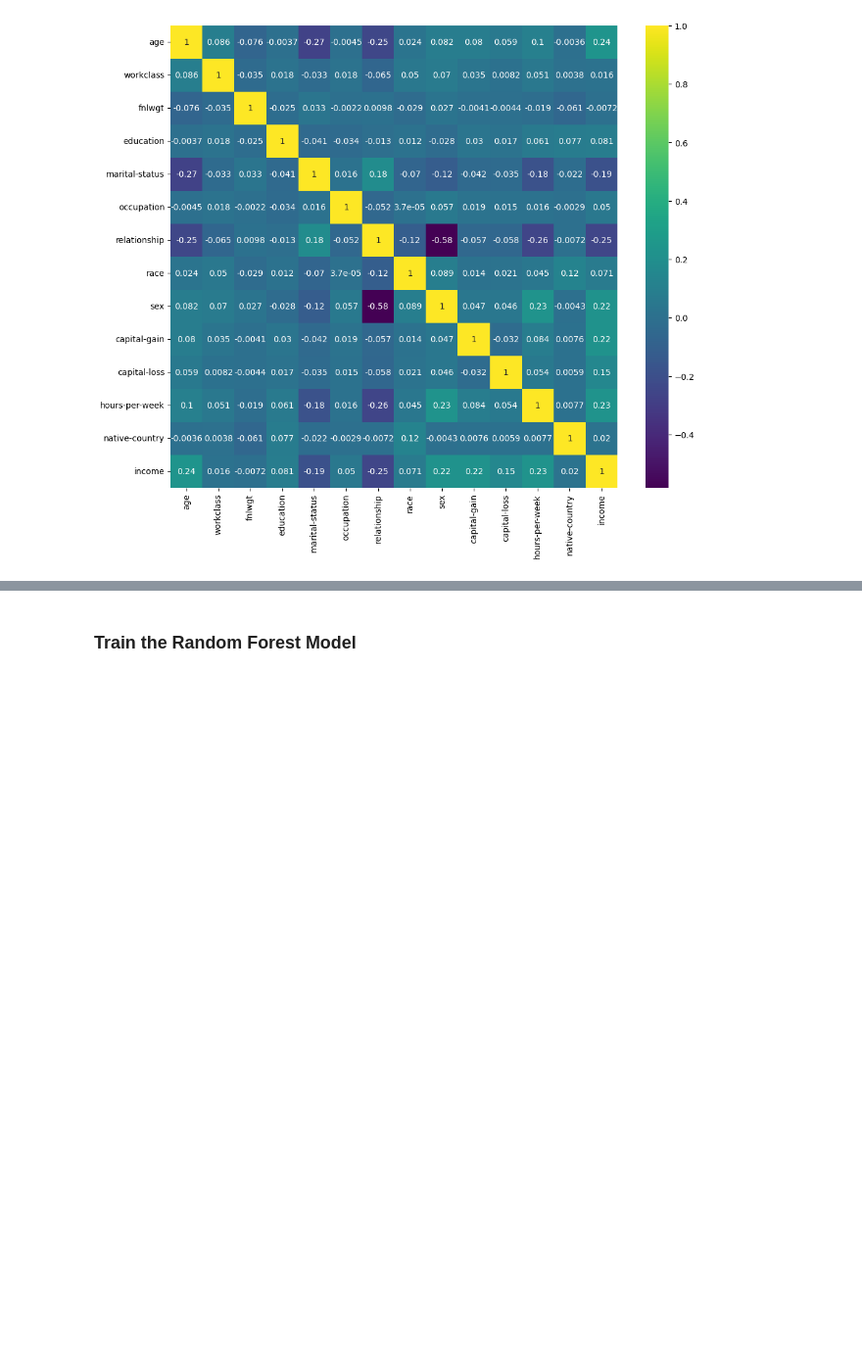
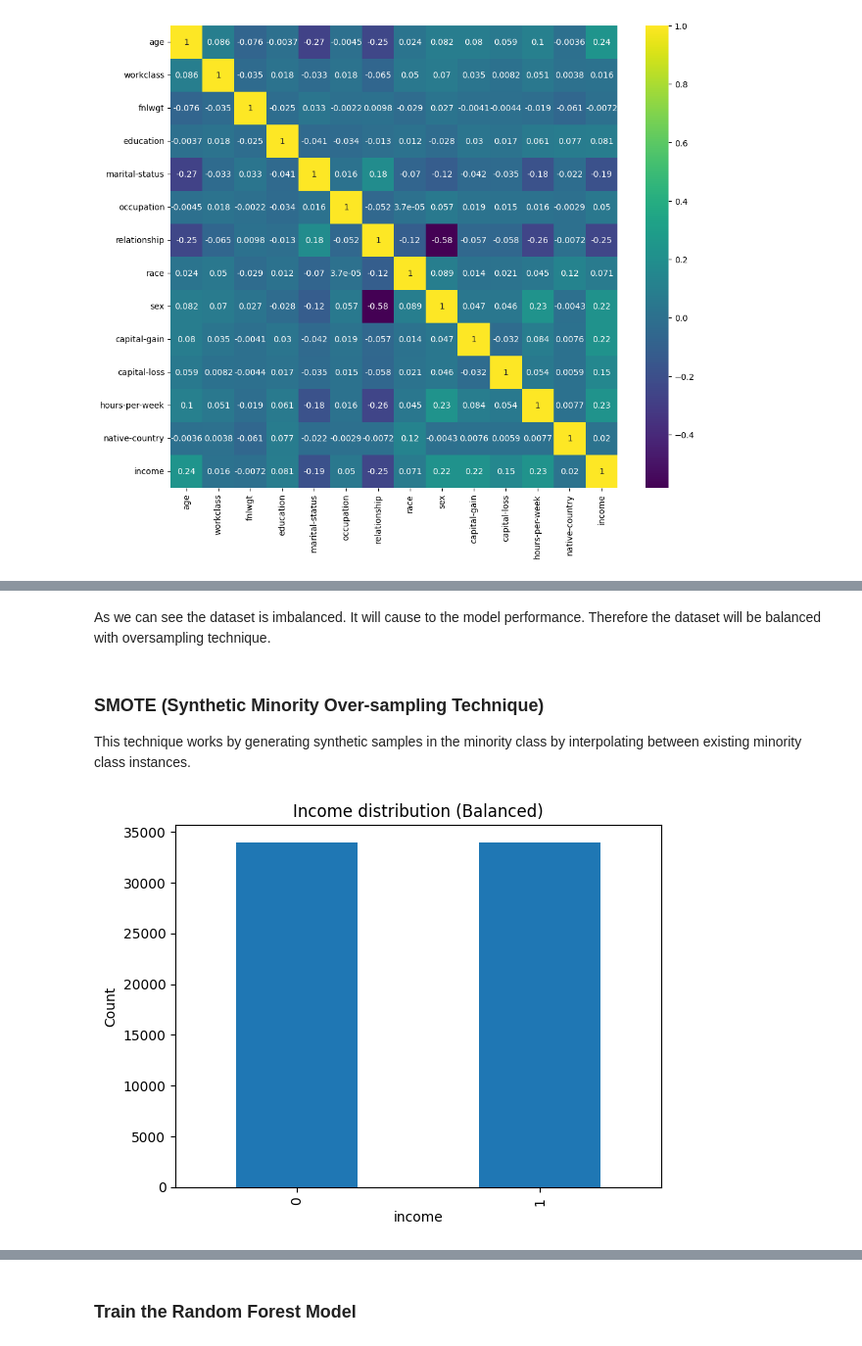
Before and after one commit to SewminaFernando/Income_Class_Prediction_Models, a Jupyter notebook: Notebooks/TrainModels(LabelEncoder).ipynb, the cells around one changed output, grey strips where cells are left out. Shown at 98% size. Cells and saved outputs as stored; diff of their text form; code cells hidden in the pictures; blank space fills up the shorter version.

```diff
--- a/Notebooks/TrainModels(LabelEncoder).ipynb
+++ b/Notebooks/TrainModels(LabelEncoder).ipynb
@@ -80,3 +86,20 @@ y = df['income']
+# %% [markdown]
+As we can see the dataset is imbalanced. It will cause to the model performance. Therefore the dataset will be balanced with oversampling technique.
+# %% [markdown]
+### SMOTE (Synthetic Minority Over-sampling Technique)
+
+This technique works by generating synthetic samples in the minority class by interpolating between existing minority class instances.
+# %%
+# Over sampling
+smote = SMOTE(random_state=42)
+X_sm, y_sm = smote.fit_resample(X, y)
+
+y_sm.value_counts().plot(kind='bar')
+plt.title('Income distribution (Balanced)')
+plt.ylabel('Count')
+plt.show()
+# %% [output]
+[figure, added]
 # %%
 # Split to train and test
 
```
Also changed, not shown: parts of 12 cells of this notebook.
